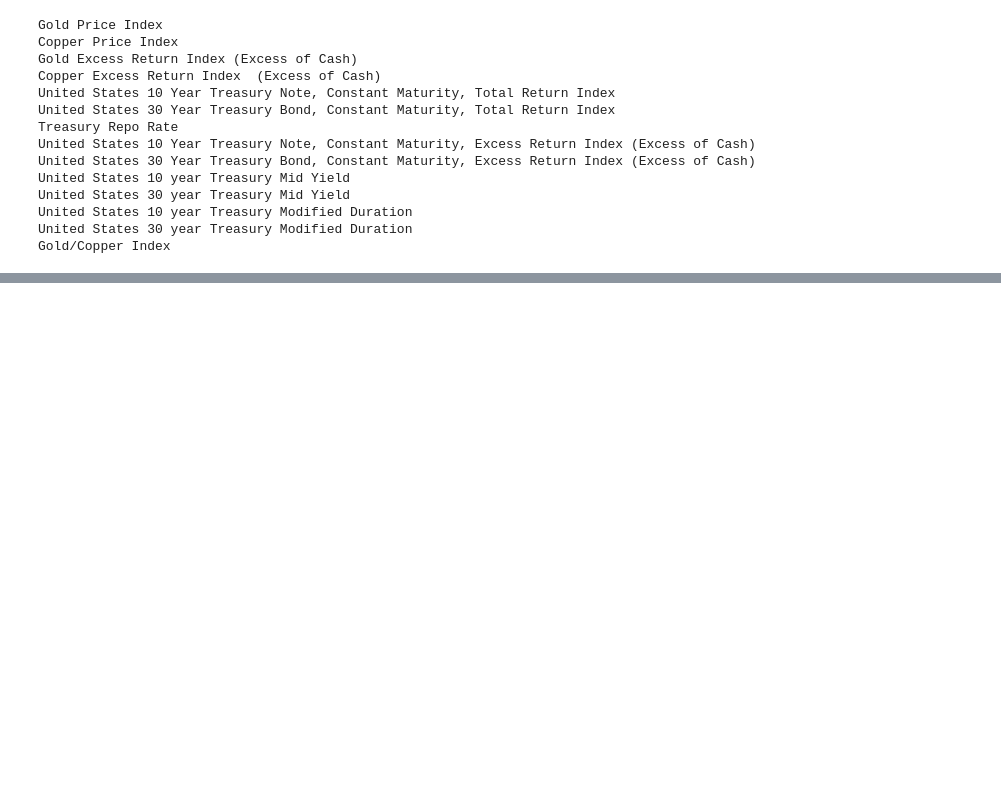
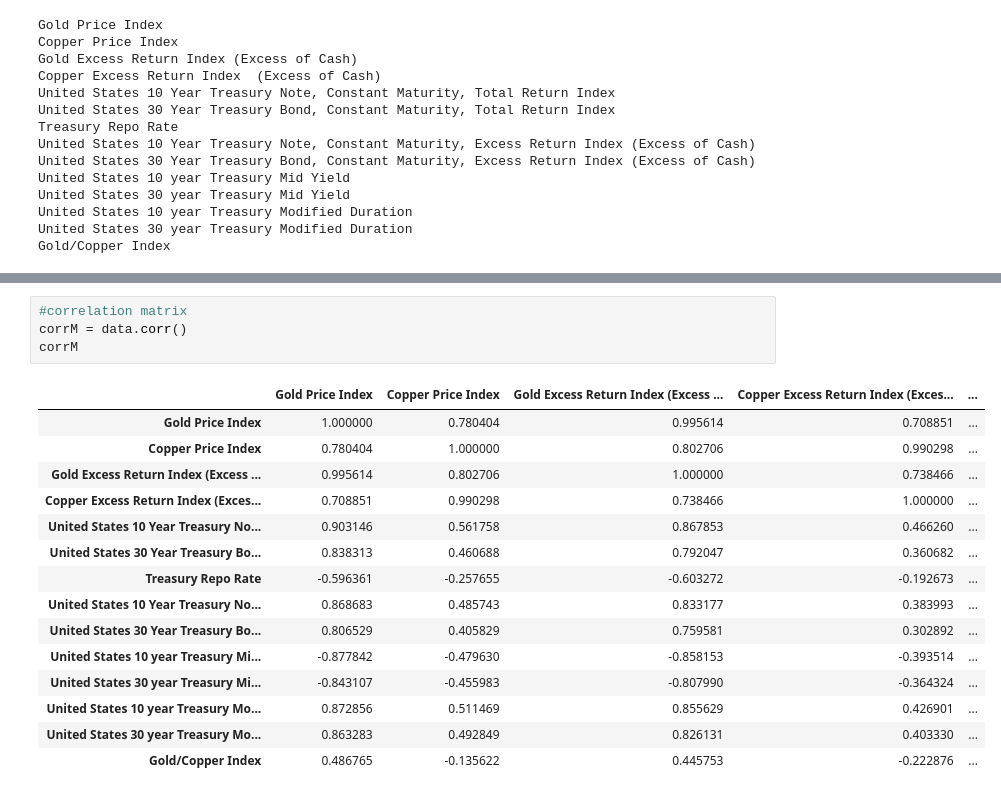
Before and after one commit to amack56/Case_Study, a Jupyter notebook: Code/case-study.ipynb, the cells around one changed output, grey strips where cells are left out. Cells and saved outputs as stored; diff of their text form; blank space fills up the shorter version.

```diff
--- a/Code/case-study.ipynb
+++ b/Code/case-study.ipynb
@@ -78,0 +100,20 @@ data
+# %%
+#correlation matrix
+corrM = data.corr()
+corrM
+# %% [output]
+|  | Gold Price Index | Copper Price Index | Gold Excess Return Index (Excess ... | Copper Excess Return Index (Exces... | ... |
+| Gold Price Index | 1.000000 | 0.780404 | 0.995614 | 0.708851 | ... |
+| Copper Price Index | 0.780404 | 1.000000 | 0.802706 | 0.990298 | ... |
+| Gold Excess Return Index (Excess ... | 0.995614 | 0.802706 | 1.000000 | 0.738466 | ... |
+| Copper Excess Return Index (Exces... | 0.708851 | 0.990298 | 0.738466 | 1.000000 | ... |
+| United States 10 Year Treasury No... | 0.903146 | 0.561758 | 0.867853 | 0.466260 | ... |
+| United States 30 Year Treasury Bo... | 0.838313 | 0.460688 | 0.792047 | 0.360682 | ... |
+| Treasury Repo Rate | -0.596361 | -0.257655 | -0.603272 | -0.192673 | ... |
+| United States 10 Year Treasury No... | 0.868683 | 0.485743 | 0.833177 | 0.383993 | ... |
+| United States 30 Year Treasury Bo... | 0.806529 | 0.405829 | 0.759581 | 0.302892 | ... |
+| United States 10 year Treasury Mi... | -0.877842 | -0.479630 | -0.858153 | -0.393514 | ... |
+| United States 30 year Treasury Mi... | -0.843107 | -0.455983 | -0.807990 | -0.364324 | ... |
+| United States 10 year Treasury Mo... | 0.872856 | 0.511469 | 0.855629 | 0.426901 | ... |
+| United States 30 year Treasury Mo... | 0.863283 | 0.492849 | 0.826131 | 0.403330 | ... |
+| Gold/Copper Index | 0.486765 | -0.135622 | 0.445753 | -0.222876 | ... |
```
Also changed, not shown: parts of 5 cells of this notebook.
